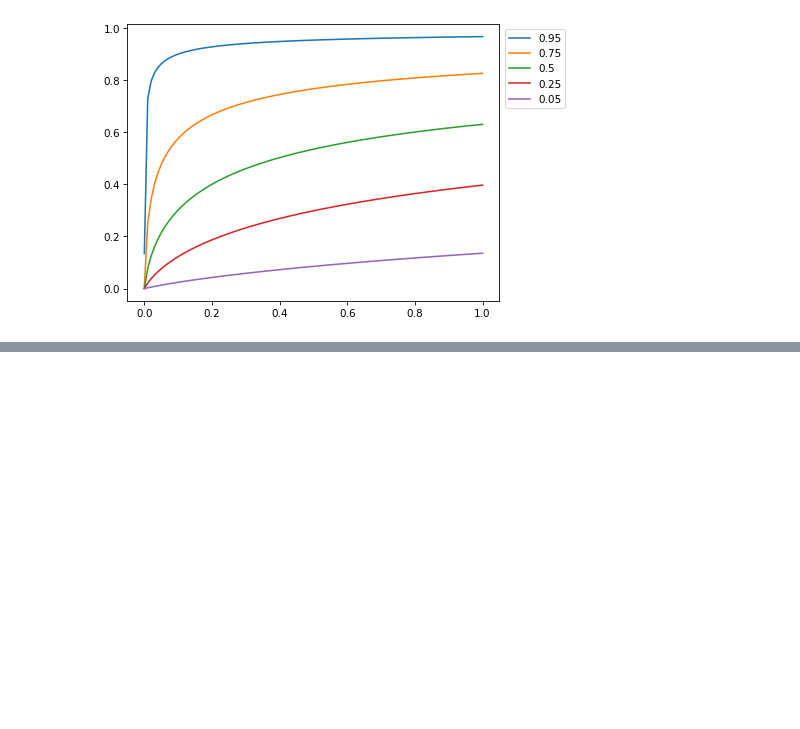
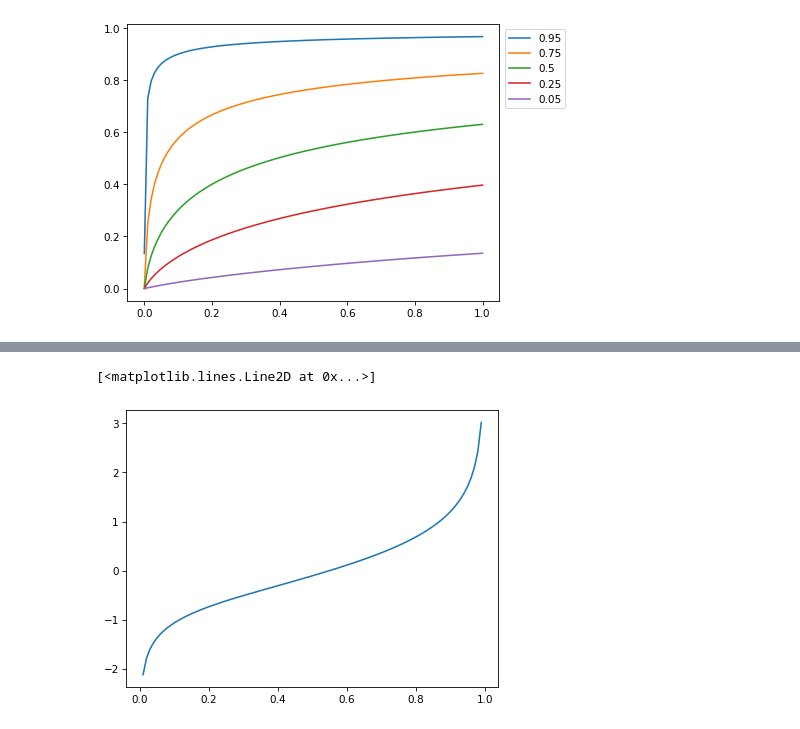
Before and after one commit to sorensenj50/Copula-Package, a Jupyter notebook: Notebook.ipynb, the cells around one changed output, grey strips where cells are left out. Saved outputs shown, nothing was run; the diff lists cells and outputs as text; code cells hidden in the pictures; blank space fills up the shorter version.

```diff
--- a/Notebook.ipynb
+++ b/Notebook.ipynb
@@ -154,0 +177,8 @@ ax.plot(x_range, pdf)
+# %%
+u_range = utils.get_u_range(adj = 1e-2)
+
+f, ax = plt.subplots()
+ax.plot(u_range, marginal.ppf(u_range))
+# %% [output]
+[<matplotlib.lines.Line2D at 0x...>]
+[figure, added]
```
Also changed, not shown: parts of 18 cells of this notebook, 1 other file.
